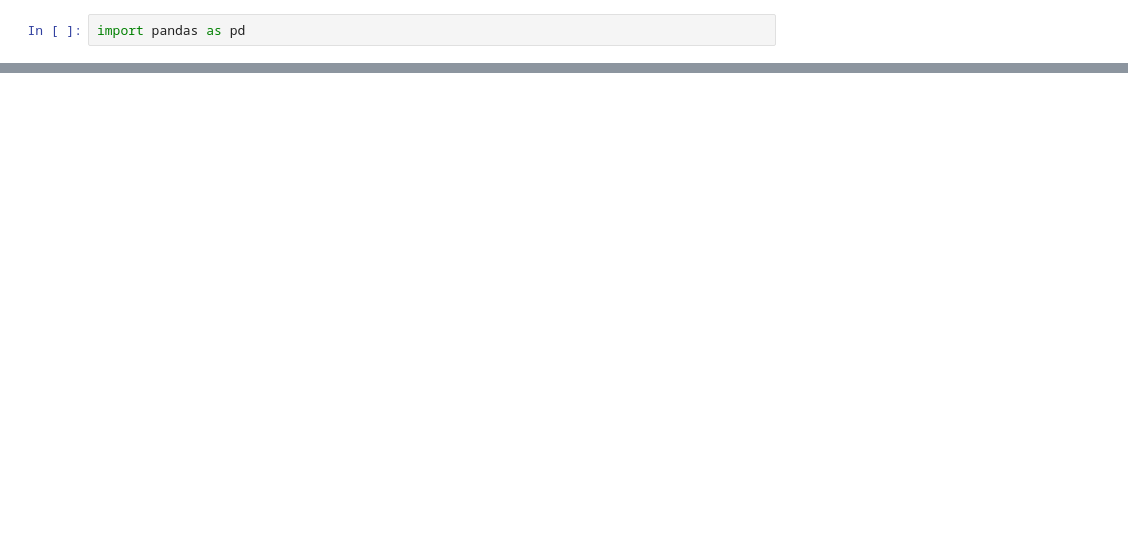
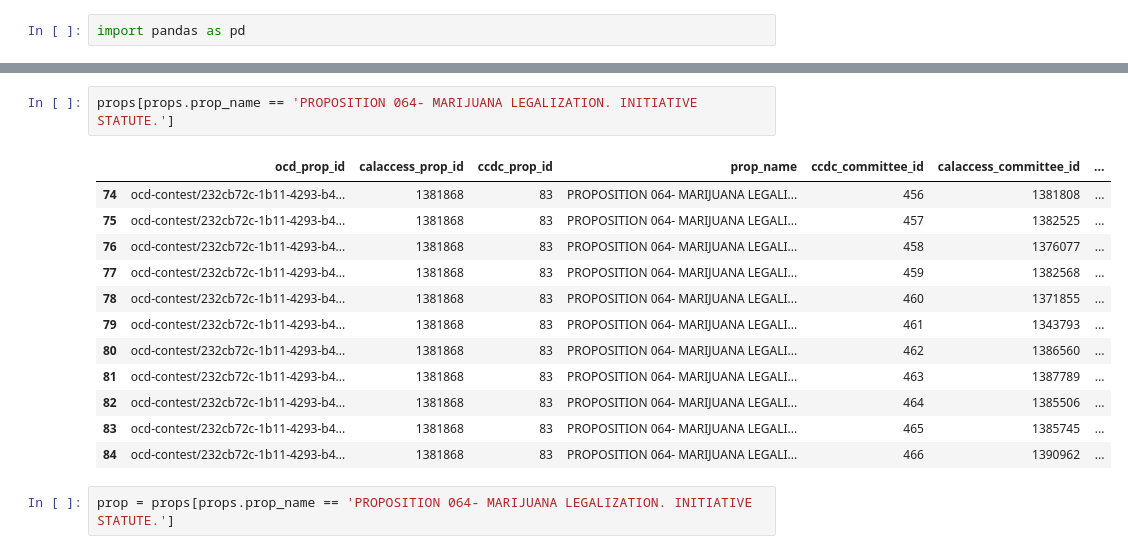
Before and after one commit to macloo/restaurant-inspections, a Jupyter notebook: Prop-64-analysis.ipynb, the cells around one changed output, grey strips where cells are left out. Cells and saved outputs as stored; diff of their text form; blank space fills up the shorter version.

```diff
--- a/Prop-64-analysis.ipynb
+++ b/Prop-64-analysis.ipynb
@@ -10 +55,18 @@ SyntaxError: invalid syntax (<ipython-input-40-b6281159d31f>, line 2)
+# %%
+props[props.prop_name == 'PROPOSITION 064- MARIJUANA LEGALIZATION. INITIATIVE STATUTE.']
+# %% [output]
+|  | ocd_prop_id | calaccess_prop_id | ccdc_prop_id | prop_name | ccdc_committee_id | calaccess_committee_id | ... |
+| 74 | ocd-contest/232cb72c-1b11-4293-b4... | 1381868 | 83 | PROPOSITION 064- MARIJUANA LEGALI... | 456 | 1381808 | ... |
+| 75 | ocd-contest/232cb72c-1b11-4293-b4... | 1381868 | 83 | PROPOSITION 064- MARIJUANA LEGALI... | 457 | 1382525 | ... |
+| 76 | ocd-contest/232cb72c-1b11-4293-b4... | 1381868 | 83 | PROPOSITION 064- MARIJUANA LEGALI... | 458 | 1376077 | ... |
+| 77 | ocd-contest/232cb72c-1b11-4293-b4... | 1381868 | 83 | PROPOSITION 064- MARIJUANA LEGALI... | 459 | 1382568 | ... |
+| 78 | ocd-contest/232cb72c-1b11-4293-b4... | 1381868 | 83 | PROPOSITION 064- MARIJUANA LEGALI... | 460 | 1371855 | ... |
+| 79 | ocd-contest/232cb72c-1b11-4293-b4... | 1381868 | 83 | PROPOSITION 064- MARIJUANA LEGALI... | 461 | 1343793 | ... |
+| 80 | ocd-contest/232cb72c-1b11-4293-b4... | 1381868 | 83 | PROPOSITION 064- MARIJUANA LEGALI... | 462 | 1386560 | ... |
+| 81 | ocd-contest/232cb72c-1b11-4293-b4... | 1381868 | 83 | PROPOSITION 064- MARIJUANA LEGALI... | 463 | 1387789 | ... |
+| 82 | ocd-contest/232cb72c-1b11-4293-b4... | 1381868 | 83 | PROPOSITION 064- MARIJUANA LEGALI... | 464 | 1385506 | ... |
+| 83 | ocd-contest/232cb72c-1b11-4293-b4... | 1381868 | 83 | PROPOSITION 064- MARIJUANA LEGALI... | 465 | 1385745 | ... |
+| 84 | ocd-contest/232cb72c-1b11-4293-b4... | 1381868 | 83 | PROPOSITION 064- MARIJUANA LEGALI... | 466 | 1390962 | ... |
+# %%
+prop = props[props.prop_name == 'PROPOSITION 064- MARIJUANA LEGALIZATION. INITIATIVE STATUTE.']
 # %%
```
Also changed, not shown: parts of 26 cells of this notebook.
